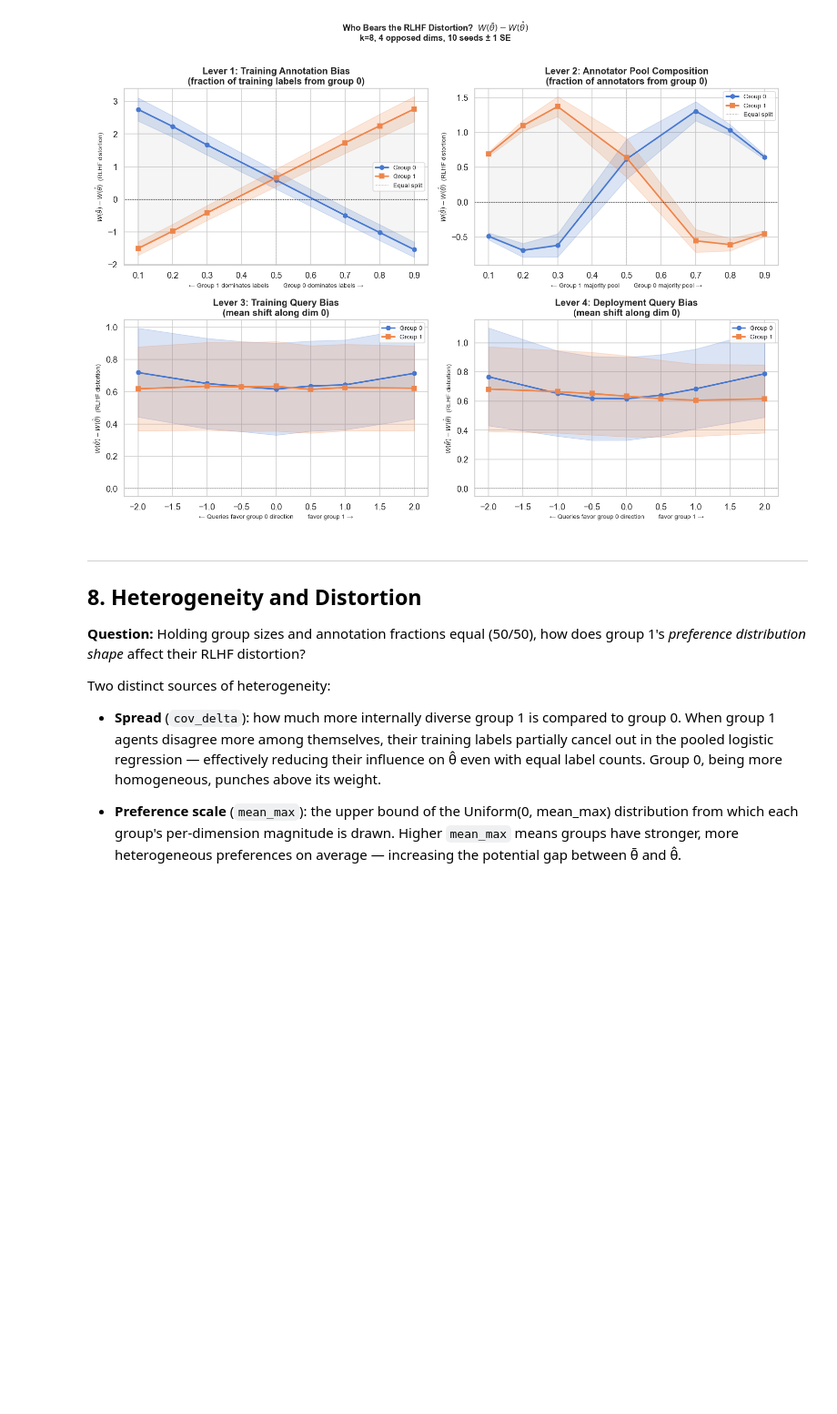
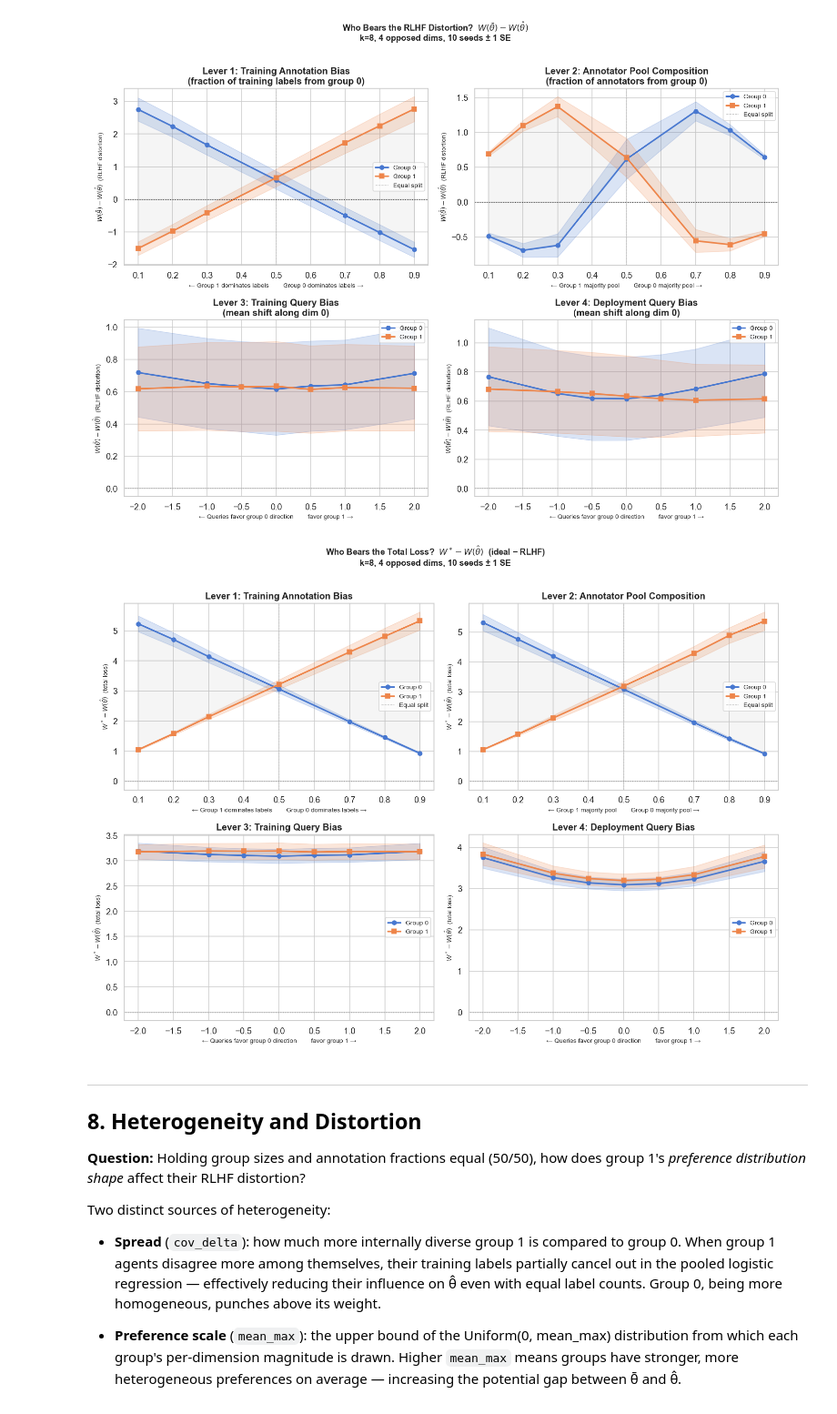
Before and after one commit to michelleeesi/hiddenstructure, a Jupyter notebook: rlhf_distortion_sim.ipynb, the cells around one changed output. Shown at 91% size. Cells and saved outputs as stored; diff of their text form; code cells hidden in the pictures; blank space fills up the shorter version.

```diff
--- a/rlhf_distortion_sim.ipynb
+++ b/rlhf_distortion_sim.ipynb
@@ -1054,6 +1085,56 @@ plt.show()
 Running 4-lever sweeps (k=8, 4 opposed dims, 10 seeds)...
 Done.
 [figure]
+# %%
+# ── Who Bears the Total Loss?  W* − W(θ̂)  2×2 panel ──────────────────────
+fig, axes = plt.subplots(2, 2, figsize=(14, 10))
+
+c0, c1 = colors[0], colors[1]
+
+panels = [
+    (df_annot,   "group0_train_frac",
+     "← Group 1 dominates labels        Group 0 dominates labels →",
+     "Lever 1: Training Annotation Bias"),
+
+    (df_pool,    "group0_pool_frac",
+     "← Group 1 majority pool        Group 0 majority pool →",
+     "Lever 2: Annotator Pool Composition"),
+
+    (df_trbias,  "train_query_bias",
+     "← Queries favor group 0 direction        favor group 1 →",
+     "Lever 3: Training Query Bias"),
+
+    (df_depbias, "deploy_query_bias",
+     "← Queries favor group 0 direction        favor group 1 →",
+     "Lever 4: Deployment Query Bias"),
+]
+
+for ax, (df, xcol, xlabel, title) in zip(axes.ravel(), panels):
+    x = df[xcol]
+    m0, s0 = df["total_loss_g0_mean"], df["total_loss_g0_se"]
+    m1, s1 = df["total_loss_g1_mean"], df["total_loss_g1_se"]
+    ax.plot(x, m0, 'o-', color=c0, linewidth=2.2, label="Group 0")
+    ax.fill_between(x, m0 - s0, m0 + s0, alpha=0.20, color=c0)
+    ax.plot(x, m1, 's-', color=c1, linewidth=2.2, label="Group 1")
+    ax.fill_between(x, m1 - s1, m1 + s1, alpha=0.20, color=c1)
+    ax.fill_between(x, m0, m1, alpha=0.08, color='gray')
+    ax.axhline(0, color='k', linewidth=0.8, linestyle=':')
+    if xcol in ("group0_train_frac", "group0_pool_frac"):
+        ax.axvline(0.5, color='gray', linewidth=0.8, linestyle='--', alpha=0.5,
+                   label="Equal split")
+    ax.set_xlabel(xlabel, fontsize=9)
+    ax.set_ylabel(r"$W^* - W(\hat{\theta})$  (total loss)", fontsize=9)
+    ax.set_title(title, fontweight='bold')
+    ax.legend(fontsize=9)
+
+plt.suptitle(
+    r"Who Bears the Total Loss?  $W^* - W(\hat{\theta})$  (ideal − RLHF)"
+    "\nk=8, 4 opposed dims, 10 seeds ± 1 SE",
+    fontweight='bold', fontsize=12, y=1.01)
+plt.tight_layout()
+plt.show()
+# %% [output]
+[figure, added]
 # %% [markdown]
 ---
 ## 8. Heterogeneity and Distortion
```
Also changed, not shown: parts of 5 cells of this notebook.
